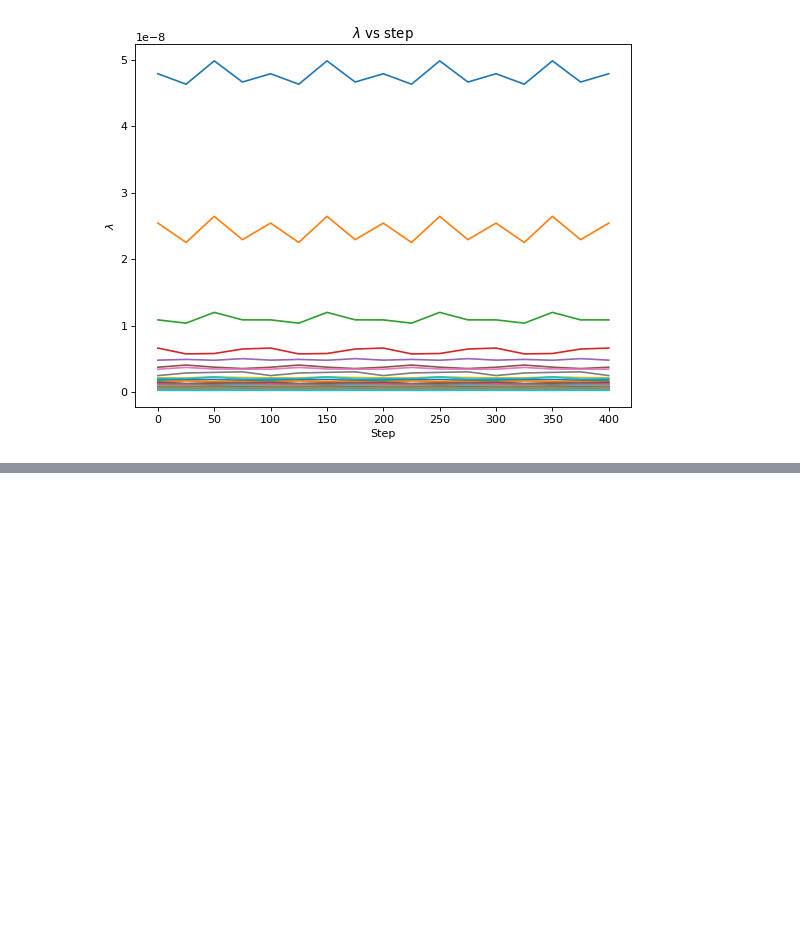
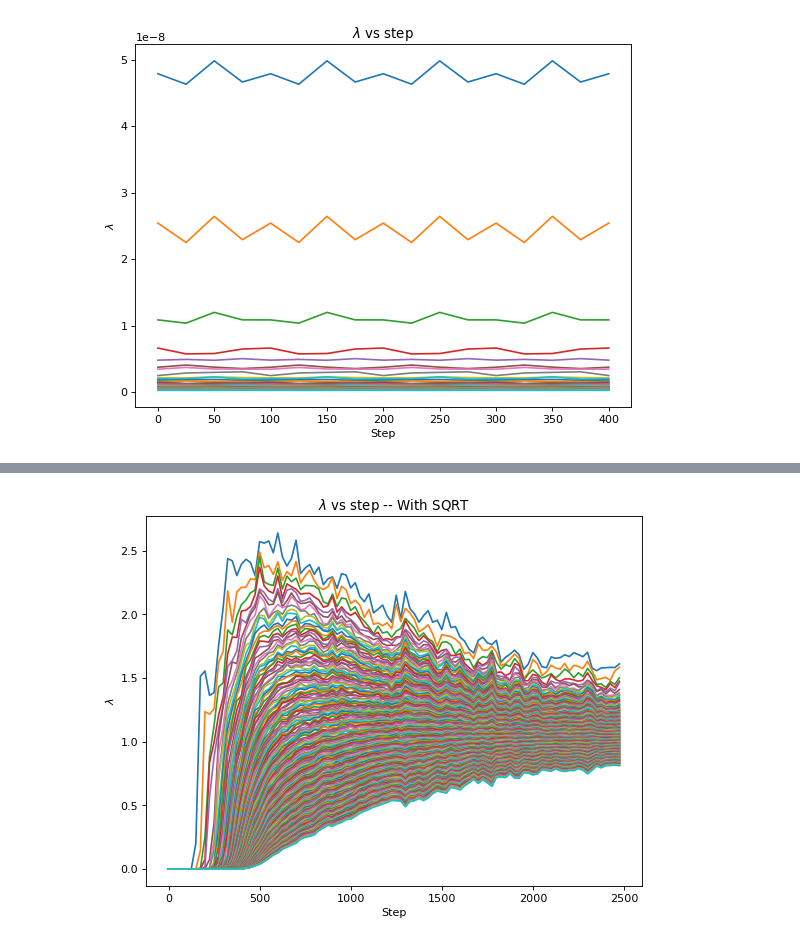
Before and after one commit to DGeisz/CodeX, a Jupyter notebook: Contrastive Learning/plotzzzz.ipynb, the cells around one changed output, grey strips where cells are left out. Saved outputs shown, nothing was run; the diff lists cells and outputs as text; code cells hidden in the pictures; blank space fills up the shorter version.

```diff
--- a/Contrastive Learning/plotzzzz.ipynb
+++ b/Contrastive Learning/plotzzzz.ipynb
@@ -46,0 +62,4 @@ plot_eigen(good_lines)
+# %%
+plot_eigen(test_lines, 100, "With SQRT")
+# %% [output]
+[figure, added]
```
Also changed, not shown: parts of 8 cells of this notebook, 7 other files.
